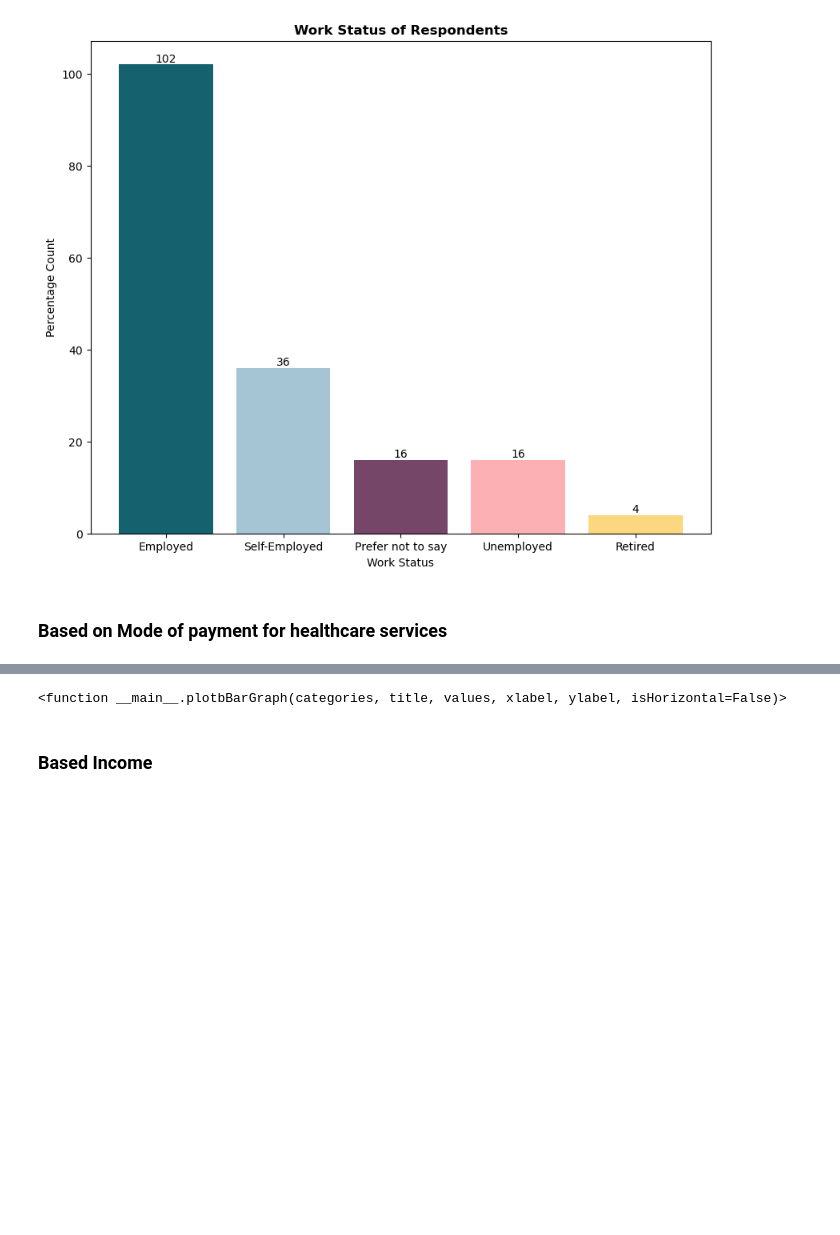
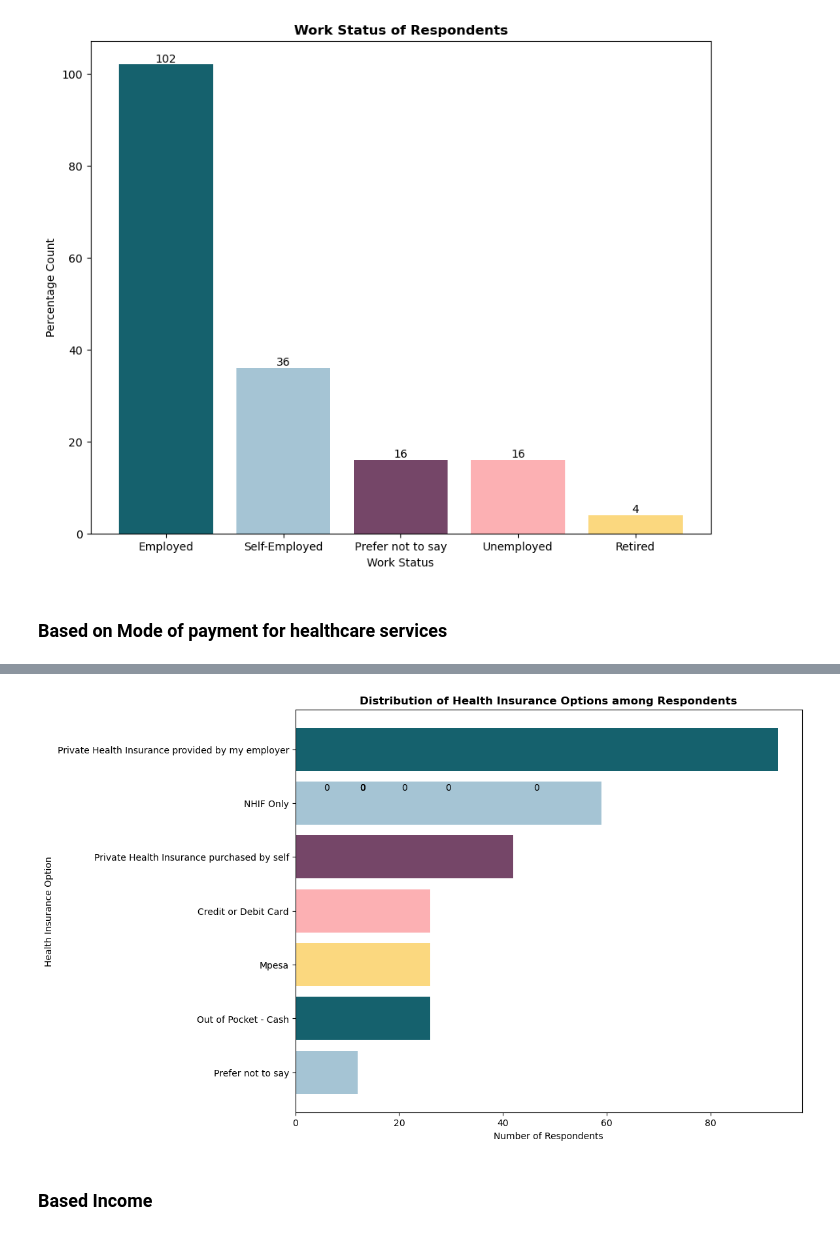
Before and after one commit to Lorraine254/likertScaleAnalysis, a Jupyter notebook: analysis_v1.ipynb, the cells around one changed output, grey strips where cells are left out. Cells and saved outputs as stored; diff of their text form; code cells hidden in the pictures; blank space fills up the shorter version.

Commit message:
visualization update

```diff
--- a/analysis_v1.ipynb
+++ b/analysis_v1.ipynb
@@ -67,7 +67,10 @@ def plotbBarGraph(categories, title, values, xlabel, ylabel, isHorizontal=False)
     if isHorizontal == False :
         bars = plt.bar(categories, values, color=colors)
     else:
-        bars = plt.barh(categories, values)
+        bars = plt.barh(categories, values, color=colors)
+
+        # Inverting the y-axis to have the highest count on top
+        plt.gca().invert_yaxis()
 
 
     # Adding the values on top of the bars
@@ -257,14 +239,58 @@ Name: count, dtype: int64
-# %%
-# Suppose 'Education Level' is the column name containing education levels
-payment_counts = df['How do you pay for the majority of your medical expenses?'].value_counts()
-# Sort the data by counts in descending order
-payment_counts = payment_counts.sort_values(ascending=True)
-
-# # Calculate percentages
-# total = payment_counts.sum()
-# percentages = (payment_counts / total) * 100
-plotbBarGraph(categories=)
-# %% [output]
-<function __main__.plotbBarGraph(categories, title, values, xlabel, ylabel, isHorizontal=False)>
+# %%
+# Suppose 'Education Level' is the column name containing education levels
+payment_counts = df['How do you pay for the majority of your medical expenses?'].value_counts()
+payment_counts
+
+# combining the inputs for users that selcted more than one choice
+# Creating a DataFrame
+# payment_counts = pd.DataFrame(payment_counts)
+
+# Splitting the responses into individual selections
+# df_payment_counts = payment_counts.assign(Responses=payment_counts.str.split(',')).explode('Responses')
+# Sample data as a dictionary
+data = {
+    'Responses': [
+        'Private Health Insurance provided by my employer',
+        'NHIF Only, Private Health Insurance purchased by self',
+        'NHIF Only',
+        'Out of Pocket - Cash,Mpesa,Credit or Debit Card',
+        'Prefer not to say',
+        'NHIF Only, Private Health Insurance provided by my employer',
+        'Private Health Insurance purchased by self',
+        'Out of Pocket - Cash,Mpesa,Credit or Debit Card, NHIF Only',
+        'NHIF Only, Private Health Insurance provided by my employer, Private Health Insurance purchased by self',
+        'Out of Pocket - Cash,Mpesa,Credit or Debit Card, Private Health Insurance purchased by self',
+        'Out of Pocket - Cash,Mpesa,Credit or Debit Card, Private Health Insurance provided by my employer',
+        'Private Health Insurance provided by my employer, Private Health Insurance purchased by self',
+        'Private Health Insurance provided by my employer, NHIF Only',
+        'NHIF Only'
+    ],
+    'Counts': [
+        70, 21, 15, 14, 12, 10, 9, 5, 5, 4, 3, 3, 2, 1
+    ]
+}
+
+# Creating a DataFrame
+df2 = pd.DataFrame(data)
+
+# Splitting the responses into individual selections and exploding the DataFrame
+df_exploded = df2.assign(Responses=df2['Responses'].str.split(',')).explode('Responses')
+
+# Removing leading and trailing whitespace from responses
+df_exploded['Responses'] = df_exploded['Responses'].str.strip()
+
+# Counting the occurrences of each selection
+counts = df_exploded.groupby('Responses')['Counts'].sum().reset_index()
+
+# Sorting by count for better visualization
+counts = counts.sort_values(by='Counts', ascending=False)
+
+# Plotting the bar chart
+# plt.figure(figsize=(10, 6))
+
+plotbBarGraph(categories=counts['Responses'], values=counts['Counts'], title='Distribution of Health Insurance Options among Respondents',xlabel='Number of Respondents',ylabel='Health Insurance Option', isHorizontal=True)
+# plt.barh(counts['Responses'], counts['Counts'], color='#15616D')
+# %% [output]
+[figure, added]
 # %% [markdown]
 ### Based Income
```
Also changed, not shown: parts of 4 cells of this notebook.
